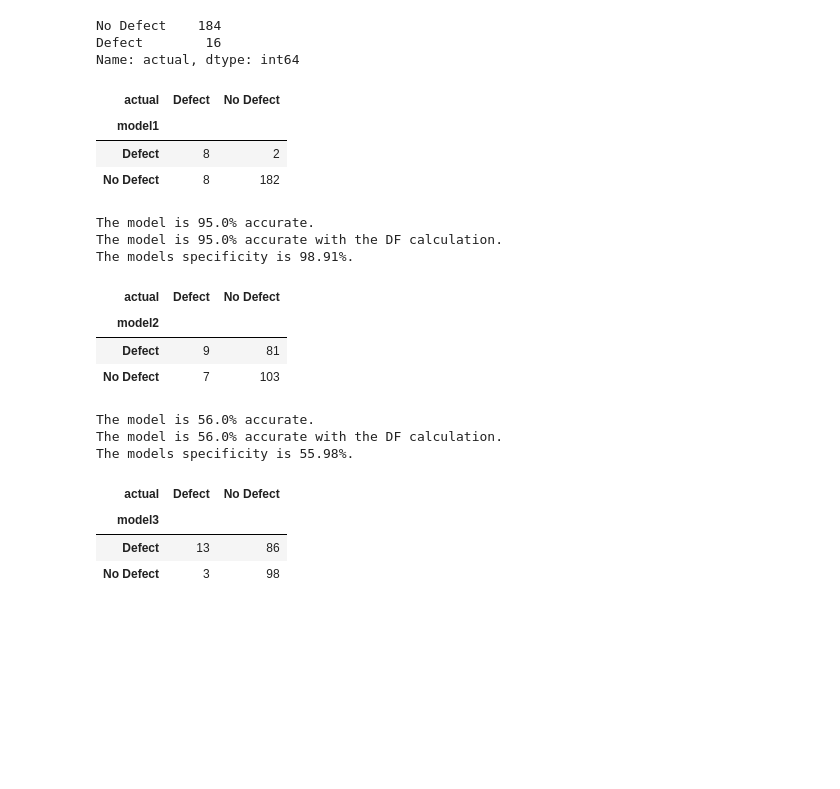
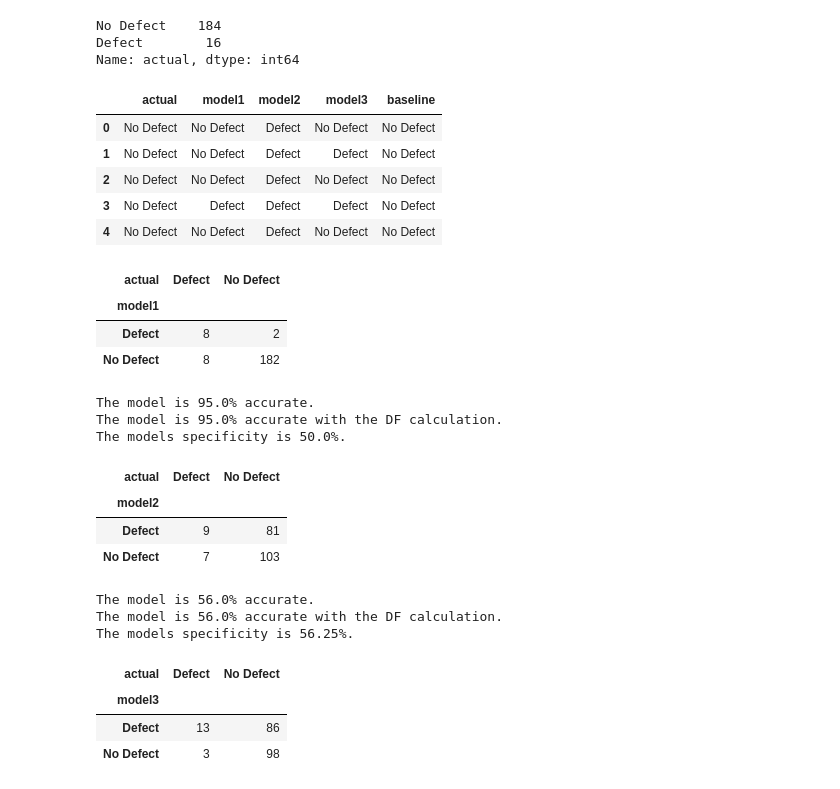
Before and after one commit to george887/classification_exercises, a Jupyter notebook: model_evaluation.ipynb, the cells around one changed output. Cells and saved outputs as stored; diff of their text form; code cells hidden in the pictures; blank space fills up the shorter version.

```diff
--- a/model_evaluation.ipynb
+++ b/model_evaluation.ipynb
@@ -59,6 +56,17 @@ r_duck.actual.value_counts()
 No Defect    184
 Defect        16
 Name: actual, dtype: int64
+# %%
+# Setting the baseline as No defect positive due to having the most observations
+r_duck["baseline"] = r_duck.actual.value_counts().index[0]
+r_duck.head()
+# %% [output]
+|  | actual | model1 | model2 | model3 | baseline |
+| 0 | No Defect | No Defect | Defect | No Defect | No Defect |
+| 1 | No Defect | No Defect | Defect | Defect | No Defect |
+| 2 | No Defect | No Defect | Defect | No Defect | No Defect |
+| 3 | No Defect | Defect | Defect | Defect | No Defect |
+| 4 | No Defect | No Defect | Defect | No Defect | No Defect |
 # %%
 # Baseline shows there are more no defects than defects.
 # Basline is to predict no defects, so we should use specificity to calculate TN out of
@@ -72,10 +80,10 @@ actual_v_m1
 | No Defect | 8 | 182 |
 # %%
 # Model_1 accuracy and specificity
-TP = 8
-TN = 182
-FP = 2
-FN = 8
+TP = 182
+TN = 8
+FP = 8
+FN = 2
 accuracy = (TP + TN)/(TP + TN + FP + FN) * 100
 accuracy
 accuracy_2 = (r_duck.actual == r_duck.model1).mean() * 100
@@ -87,7 +95,7 @@ print(f"The models specificity is {round(specificity,2)}%.")
 # %% [output]
 The model is 95.0% accurate.
 The model is 95.0% accurate with the DF calculation.
-The models specificity is 98.91%.
+The models specificity is 50.0%.
 # %%
 actual_v_m2 = pd.crosstab(r_duck.model2, r_duck.actual)
 actual_v_m2
@@ -98,10 +106,10 @@ actual_v_m2
 | No Defect | 7 | 103 |
 # %%
 # Model_2 accuracy and specificty
-TP = 9
-TN = 103
-FP = 81
-FN = 7
+TP = 103
+TN = 9
+FP = 7
+FN = 81
 accuracy = (TP + TN)/(TP + TN + FP + FN) * 100
 accuracy_2 = (r_duck.actual == r_duck.model2).mean() * 100
 print(f"The model is {round(accuracy,2)}% accurate.")
@@ -112,7 +120,7 @@ print(f"The models specificity is {round(specificity,2)}%.")
 # %% [output]
 The model is 56.0% accurate.
 The model is 56.0% accurate with the DF calculation.
-The models specificity is 55.98%.
+The models specificity is 56.25%.
 # %%
 actual_v_m3 = pd.crosstab(r_duck.model3, r_duck.actual)
 actual_v_m3
```
Also changed, not shown: parts of 39 cells of this notebook, 4 other files.
